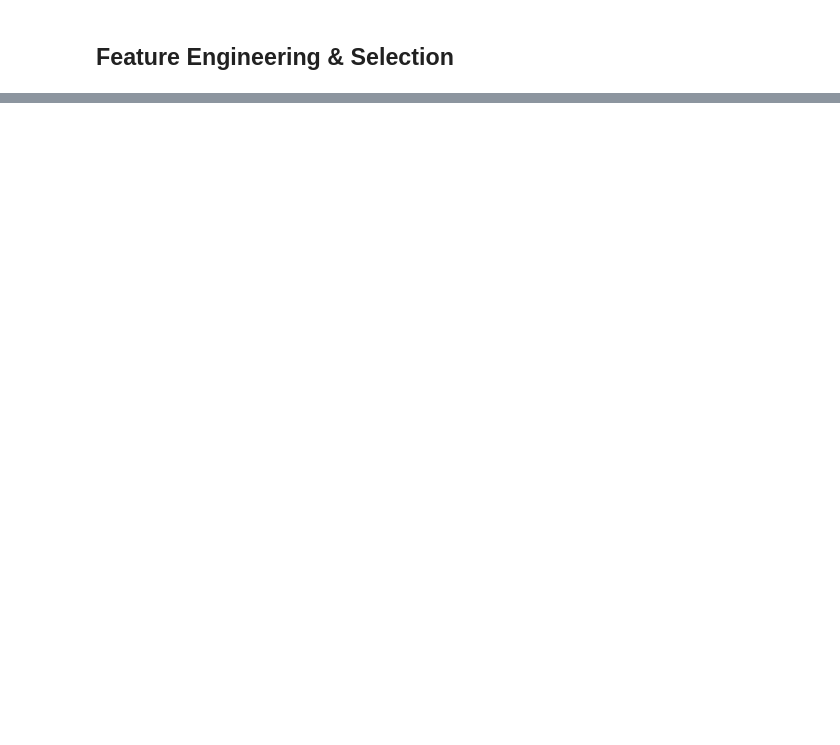
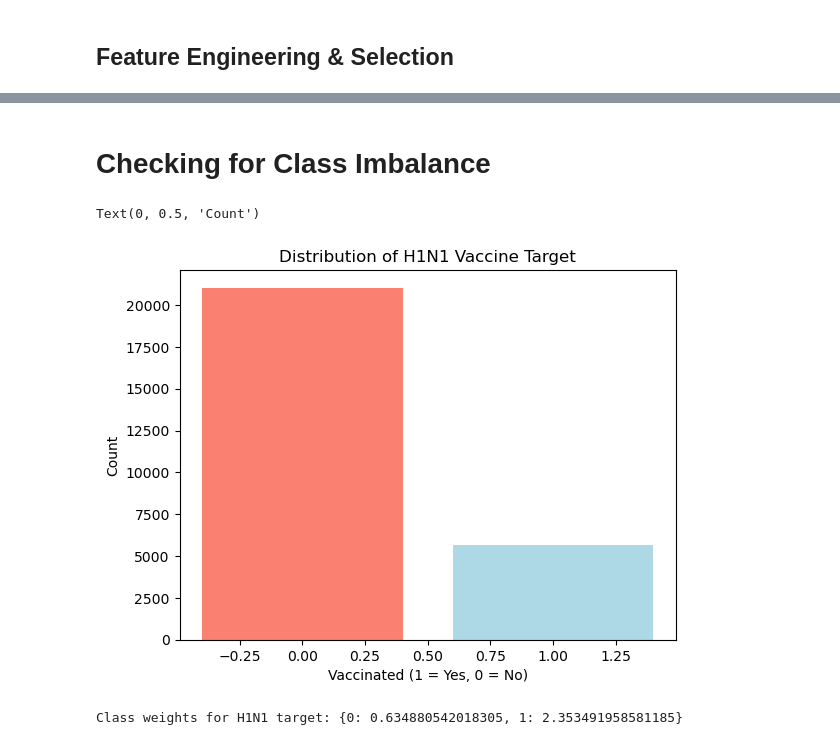
Before and after one commit to patsi-dev/Phase-3-Project, a Jupyter notebook: index.ipynb, the cells around one changed output, grey strips where cells are left out. Cells and saved outputs as stored; diff of their text form; code cells hidden in the pictures; blank space fills up the shorter version.

Commit message:
did preprocessing and test train split

```diff
--- a/index.ipynb
+++ b/index.ipynb
@@ -428,8 +428,8 @@ Handle missing values based on our analysis:
 - Droping columns with >40% missing data `employment_industry`, `employment_occupation`
 - For other columns, we will use appropriate replacement median for numerical, mode for categorical
 # %%
-# Droping columns with high missing values
-df_clean = df.drop(columns=['employment_industry', 'employment_occupation'])
+# Dropping columns with high missing values
+df_clean = df.drop(columns=['employment_industry', 'employment_occupation', 'health_insurance'])
 # %%
 # replacing missing numerical values with median
 numerical_cols = df_clean.select_dtypes(include=['float64']).columns
@@ -495,5 +519,0 @@ df_clean['h1n1_opinion_score'] = (
-# %%
-# Doctor recommendation (1 if doctor recommended ANY of the two vaccines, else 0)
-df_clean["doctor_recc_combined"] = (
-    (df_clean["doctor_recc_h1n1"] == 1) | (df_clean["doctor_recc_seasonal"] == 1)
-).astype(int)
@@ -544,0 +789,24 @@ print("First 10 feature names:", list(X.columns)[:10])
+# %% [markdown]
+# Checking for Class Imbalance
+# %%
+# H1N1 vaccine
+h1n1_counts = y_h1n1.value_counts()
+plt.bar(h1n1_counts.index, h1n1_counts.values, color=['salmon', 'lightblue'])
+plt.title('Distribution of H1N1 Vaccine Target')
+plt.xlabel('Vaccinated (1 = Yes, 0 = No)')
+plt.ylabel('Count')
+# %% [output]
+Text(0, 0.5, 'Count')
+[figure, added]
+# %%
+# For models that benefit from class weight balancing
+from sklearn.utils import class_weight
+
+# Calculate class weights for H1N1 target
+classes = np.unique(y_train)
+weights = class_weight.compute_class_weight('balanced', classes=classes, y=y_train)
+class_weights = dict(zip(classes, weights))
+
+print(f"Class weights for H1N1 target: {class_weights}")
+# %% [output]
+Class weights for H1N1 target: {0: 0.634880542018305, 1: 2.353491958581185}
```
Also changed, not shown: parts of 36 cells of this notebook.
